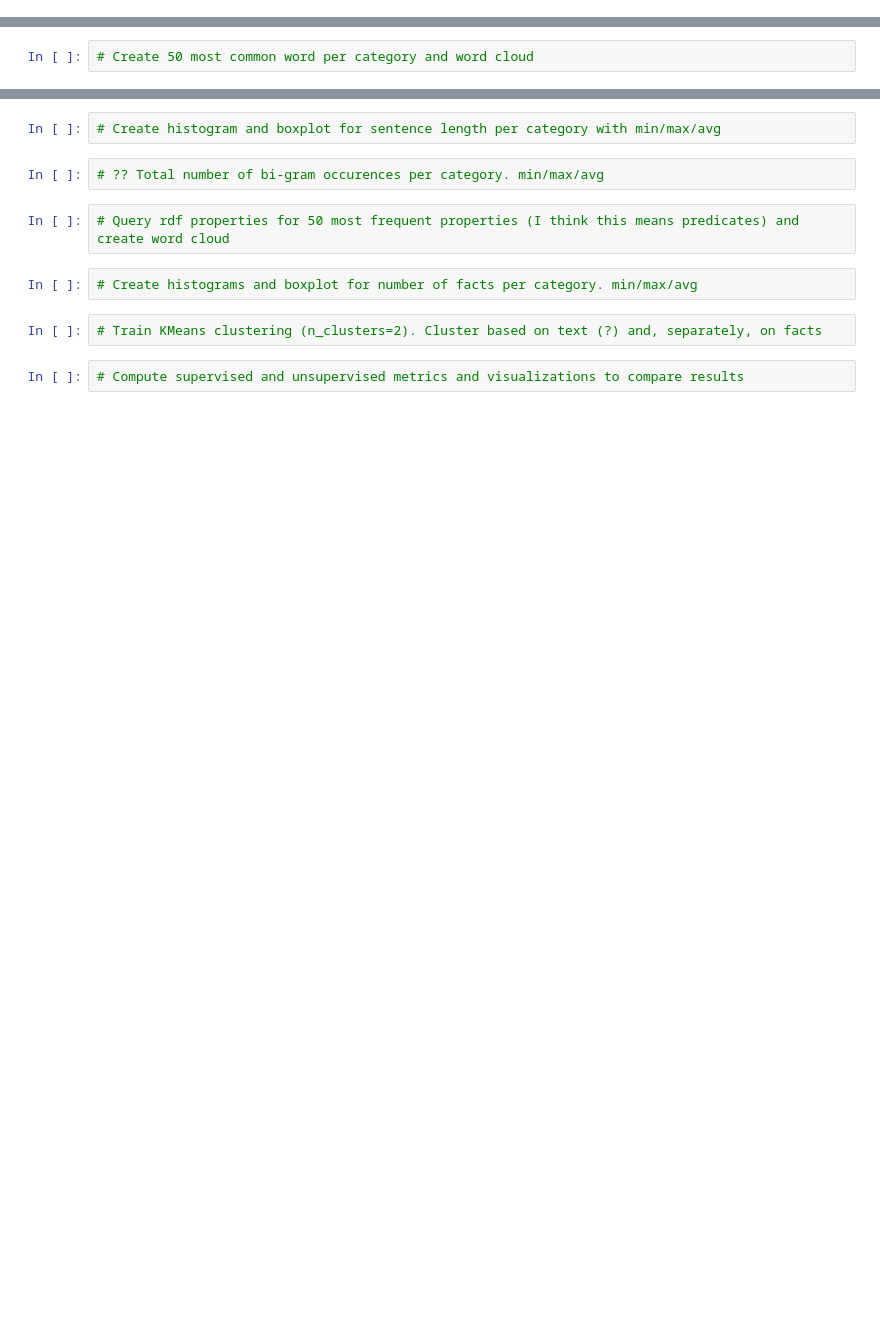
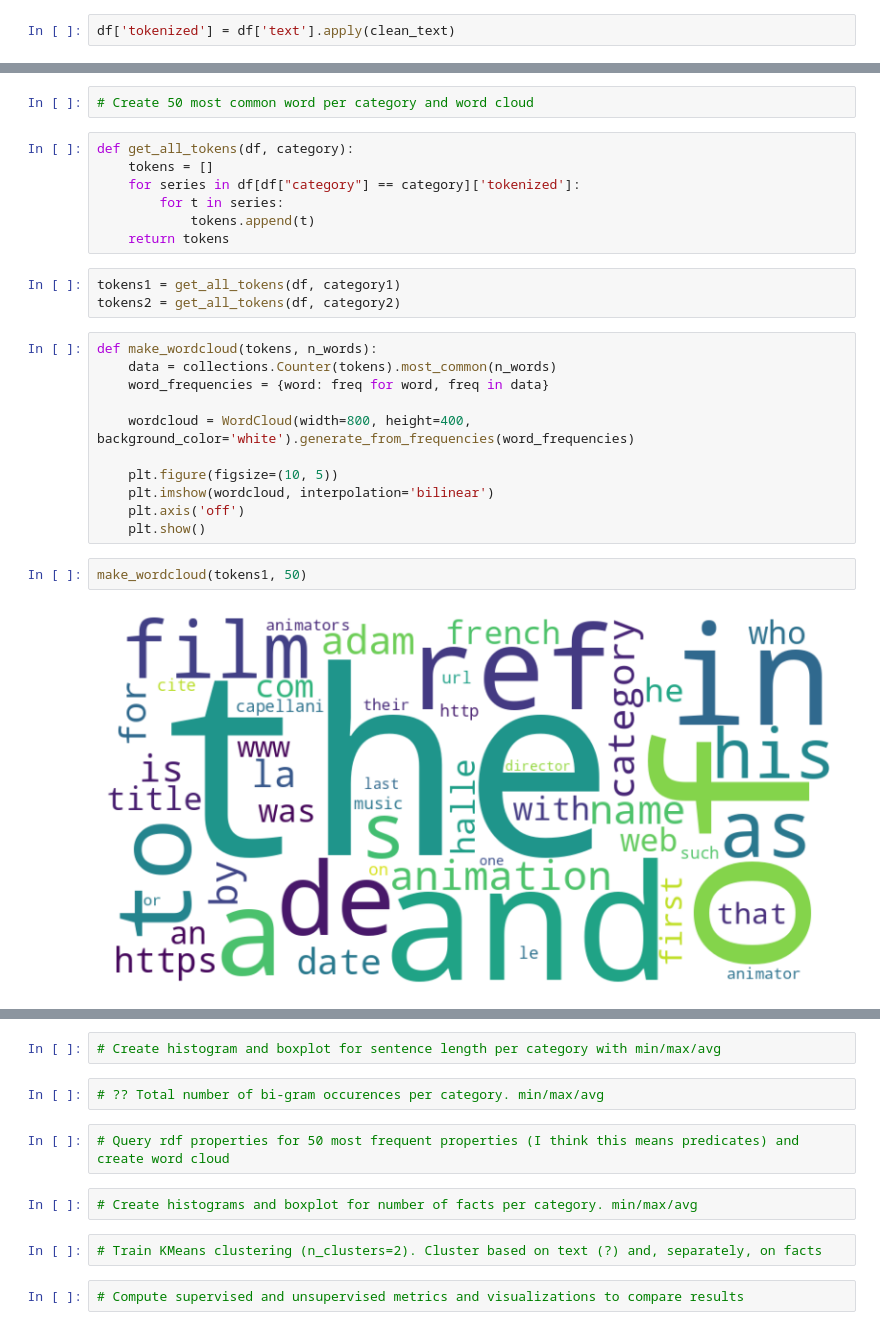
Before and after one commit to evanpkchapple/stanza_and_spacy_comparison, a Jupyter notebook: compare.ipynb, the cells around one changed output, grey strips where cells are left out. Drawn from its saved outputs; the diff is of its cells as text; blank space fills up the shorter version.

Commit message:
Added code up to first word cloud

```diff
--- a/compare.ipynb
+++ b/compare.ipynb
@@ -7,0 +123,2 @@ category_2 = '' # Give the category of entities for the second category
+# %%
+df['tokenized'] = df['text'].apply(clean_text)
@@ -8,2 +139,27 @@ category_2 = '' # Give the category of entities for the second category
 # %%
 # Create 50 most common word per category and word cloud
+# %%
+def get_all_tokens(df, category):
+    tokens = []
+    for series in df[df["category"] == category]['tokenized']:
+        for t in series:
+            tokens.append(t)
+    return tokens
+# %%
+tokens1 = get_all_tokens(df, category1)
+tokens2 = get_all_tokens(df, category2)
+# %%
+def make_wordcloud(tokens, n_words):
+    data = collections.Counter(tokens).most_common(n_words)
+    word_frequencies = {word: freq for word, freq in data}
+
+    wordcloud = WordCloud(width=800, height=400, background_color='white').generate_from_frequencies(word_frequencies)
+
+    plt.figure(figsize=(10, 5))
+    plt.imshow(wordcloud, interpolation='bilinear')
+    plt.axis('off')
+    plt.show()
+# %%
+make_wordcloud(tokens1, 50)
+# %% [output]
+[figure, added]
```
Also changed, not shown: parts of 15 cells of this notebook.
